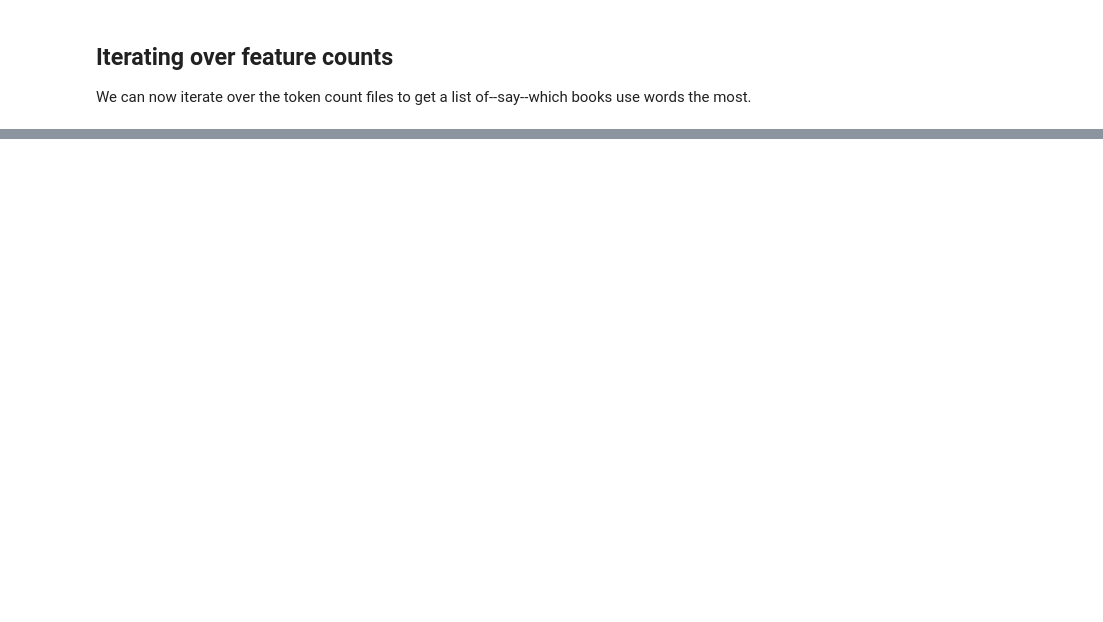
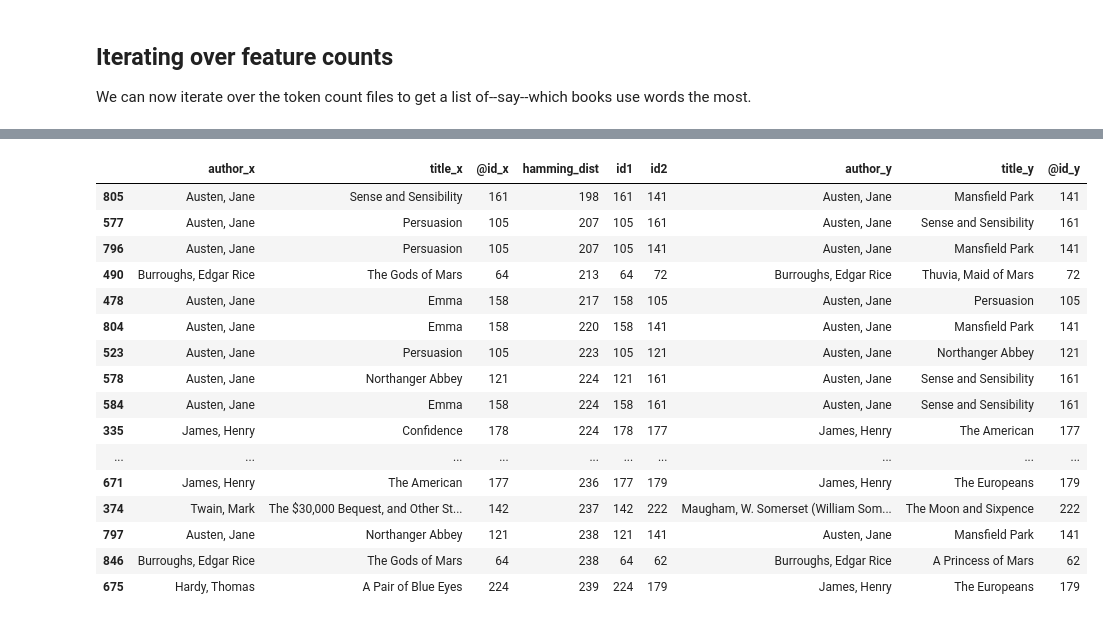
Before and after one commit to bmschmidt/nonconsumptive, a Jupyter notebook: examples/Feature counts from text files.ipynb, the cells around one changed output, grey strips where cells are left out. Drawn from its saved outputs; the diff is of its cells as text; code cells hidden in the pictures; blank space fills up the shorter version.

```diff
--- a/examples/Feature counts from text files.ipynb
+++ b/examples/Feature counts from text files.ipynb
@@ -258,0 +228,22 @@ tokenizer.decode(tokenizer.encode(doc.fulltext[:1000]).ids)
+# %%
+POPCOUNT_TABLE16 = np.zeros(2**16, dtype=int) #has to be an array
+
+for index in range(len(POPCOUNT_TABLE16)):
+    POPCOUNT_TABLE16[index] = (index & 1) + POPCOUNT_TABLE16[index >> 1]
+
+def popcount32_table16(v):
+    return (POPCOUNT_TABLE16[ v        & 0xffff] +
+            POPCOUNT_TABLE16[(v >> 16) & 0xffff])
+
+def count1s(v):
+    return popcount32_table16(v).sum()
+# %%
+counts = []
+for i in range(len(bitwise)-1):
+    for j in range(i+1, len(bitwise)):
+        d = count1s(bitwise[i] ^ bitwise[j])
+        counts.append((d, ids[i].as_py(), ids[j].as_py()))
+counts.sort()
+# %%
+import pandas as pd
+dists = pd.DataFrame(counts, columns = ['hamming_dist', 'id1', 'id2'])
@@ -258,0 +253,23 @@ tokenizer.decode(tokenizer.encode(doc.fulltext[:1000]).ids)
+# %%
+metadata = gutenberg.metadata.tb.to_pandas()[['author', 'title', '@id']]
+# %%
+joined = metadata.merge(dists, left_on = '@id', right_on = 'id1').merge(metadata, right_on = '@id', left_on = 'id2')
+joined.sort_values("hamming_dist").head(20)
+# %% [output]
+|  | author_x | title_x | @id_x | hamming_dist | id1 | id2 | author_y | title_y | @id_y |
+| 805 | Austen, Jane | Sense and Sensibility | 161 | 198 | 161 | 141 | Austen, Jane | Mansfield Park | 141 |
+| 577 | Austen, Jane | Persuasion | 105 | 207 | 105 | 161 | Austen, Jane | Sense and Sensibility | 161 |
+| 796 | Austen, Jane | Persuasion | 105 | 207 | 105 | 141 | Austen, Jane | Mansfield Park | 141 |
+| 490 | Burroughs, Edgar Rice | The Gods of Mars | 64 | 213 | 64 | 72 | Burroughs, Edgar Rice | Thuvia, Maid of Mars | 72 |
+| 478 | Austen, Jane | Emma | 158 | 217 | 158 | 105 | Austen, Jane | Persuasion | 105 |
+| 804 | Austen, Jane | Emma | 158 | 220 | 158 | 141 | Austen, Jane | Mansfield Park | 141 |
+| 523 | Austen, Jane | Persuasion | 105 | 223 | 105 | 121 | Austen, Jane | Northanger Abbey | 121 |
+| 578 | Austen, Jane | Northanger Abbey | 121 | 224 | 121 | 161 | Austen, Jane | Sense and Sensibility | 161 |
+| 584 | Austen, Jane | Emma | 158 | 224 | 158 | 161 | Austen, Jane | Sense and Sensibility | 161 |
+| 335 | James, Henry | Confidence | 178 | 224 | 178 | 177 | James, Henry | The American | 177 |
+| ... | ... | ... | ... | ... | ... | ... | ... | ... | ... |
+| 671 | James, Henry | The American | 177 | 236 | 177 | 179 | James, Henry | The Europeans | 179 |
+| 374 | Twain, Mark | The $30,000 Bequest, and Other St... | 142 | 237 | 142 | 222 | Maugham, W. Somerset (William Som... | The Moon and Sixpence | 222 |
+| 797 | Austen, Jane | Northanger Abbey | 121 | 238 | 121 | 141 | Austen, Jane | Mansfield Park | 141 |
+| 846 | Burroughs, Edgar Rice | The Gods of Mars | 64 | 238 | 64 | 62 | Burroughs, Edgar Rice | A Princess of Mars | 62 |
+| 675 | Hardy, Thomas | A Pair of Blue Eyes | 224 | 239 | 224 | 179 | James, Henry | The Europeans | 179 |
```
Also changed, not shown: parts of 39 cells of this notebook, 4 other files.
